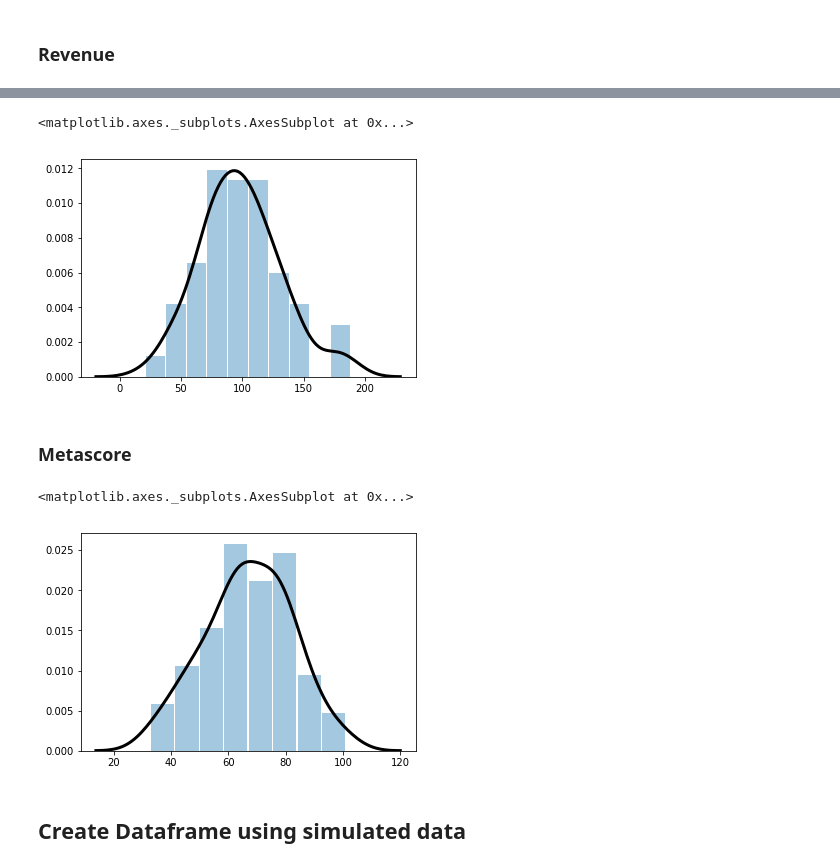
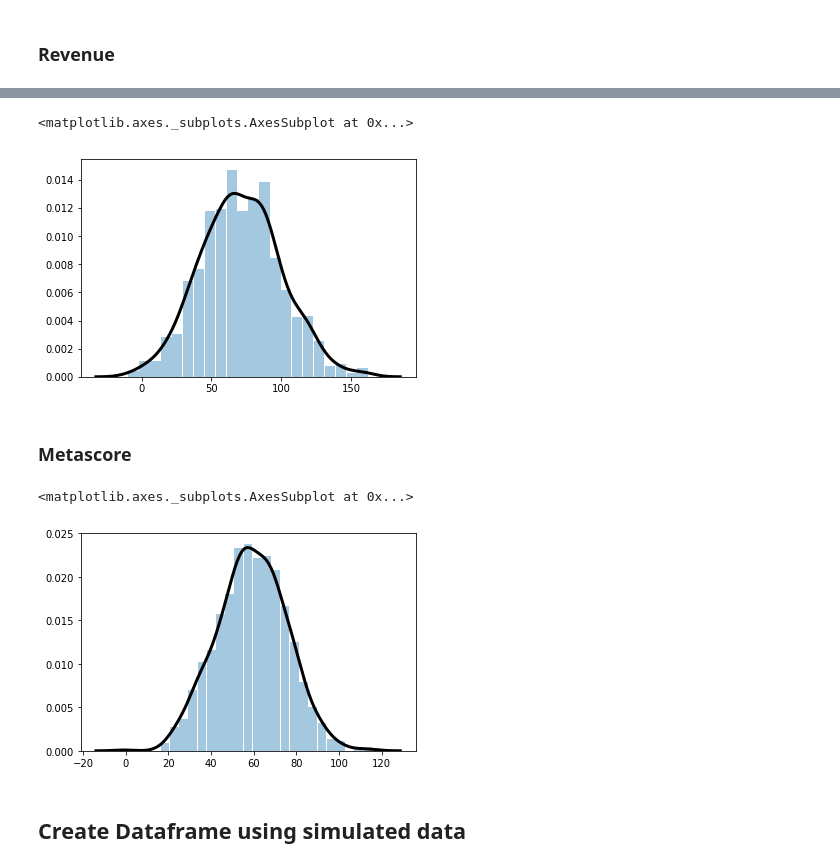
Before and after one commit to donalcarr/DC_Real-World-Simulation, a Jupyter notebook: Project 2018 - Simulation Movies.ipynb, the cells around one changed output, grey strips where cells are left out. Cells and saved outputs as stored; diff of their text form; code cells hidden in the pictures.

```diff
--- a/Project 2018 - Simulation Movies.ipynb
+++ b/Project 2018 - Simulation Movies.ipynb
@@ -167,18 +195,18 @@ max     188.000
 Name: Revenue_Millions, dtype: float64
 # %%
-rev = np.random.normal(101,30, 100)
+rev = np.random.normal(71,29, 1000)
 sns.distplot(rev,hist_kws={"rwidth" :.95},kde_kws={"color": "k", "lw": 3,})
 # %% [output]
 <matplotlib.axes._subplots.AxesSubplot at 0x...>
-[figure, old version]
+[figure, new version]
 # %% [markdown]
 ### Metascore
 # %%
-m = np.random.normal(62.95,16.4, 100)
+m = np.random.normal(59,17, 1000)
 sns.distplot(m,hist_kws={"rwidth" :.95},kde_kws={"color": "k", "lw": 3,})
 # %% [output]
 <matplotlib.axes._subplots.AxesSubplot at 0x...>
-[figure, old version]
+[figure, new version]
 # %% [markdown]
 ## Create Dataframe using simulated data
 # %%
```
Also changed, not shown: parts of 19 cells of this notebook.
